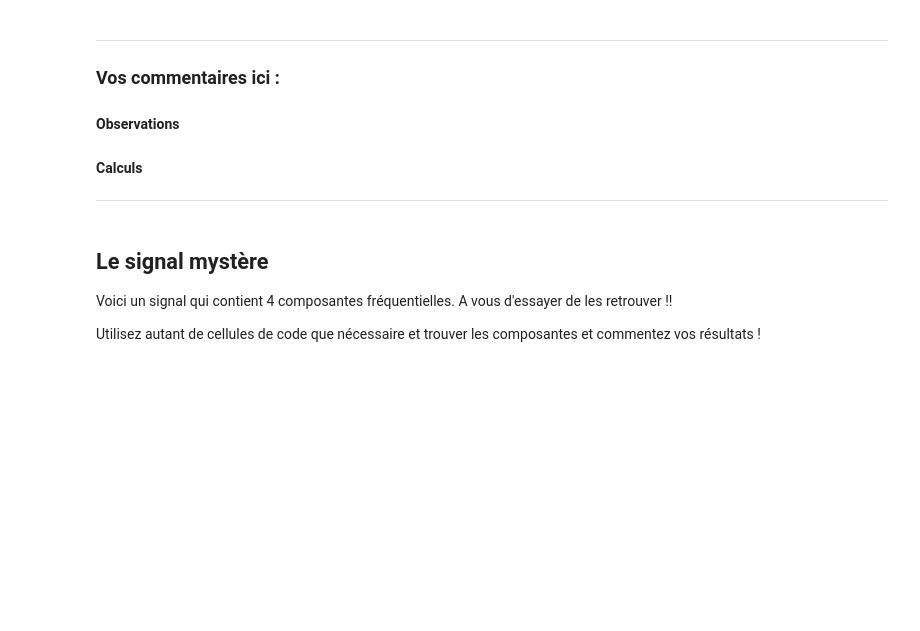
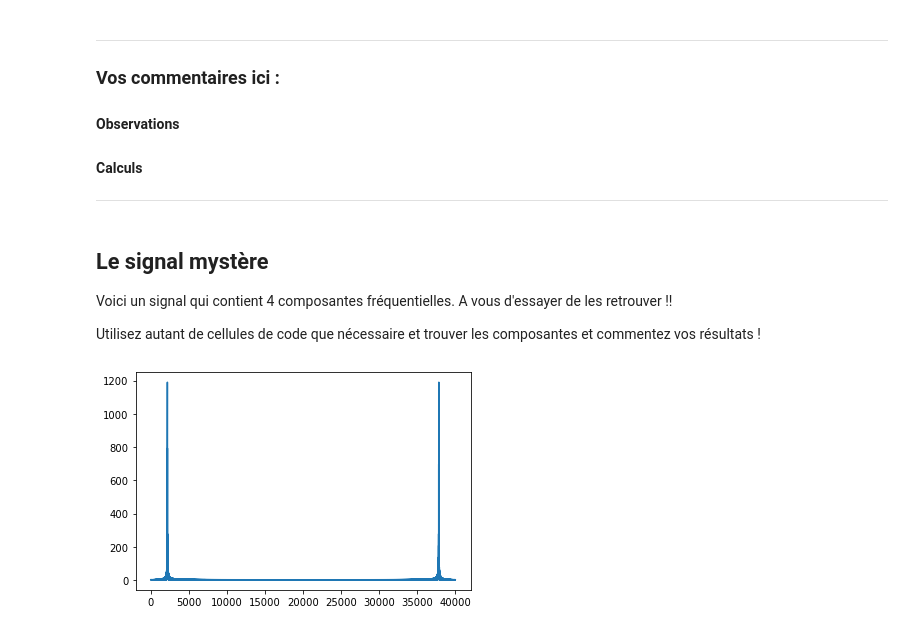
Before and after one commit to cbelho59/app_groupe1, a Jupyter notebook: Jupyter/Fourier.TFD.Resolution.ipynb, the cells around one changed output. Drawn from its saved outputs; the diff is of its cells as text; code cells hidden in the pictures; blank space fills up the shorter version.

```diff
--- a/Jupyter/Fourier.TFD.Resolution.ipynb
+++ b/Jupyter/Fourier.TFD.Resolution.ipynb
@@ -139,8 +141,13 @@ Utilisez autant de cellules de code que nécessaire et trouver les composantes e
 # %%
 import sounddevice as sd
 import soundfile as sf
 
 #lecture du fichier piano.wav
 #le fichier doit se trouver dans le même répertoire que le notebook
 # a telecharger dans perso.enst.fr/bedavid/OASIS/Signaux/mystere.wav
 x, Fe = sf.read('mystere.wav')
+ff = np.fft.fft(x,len(x)*10^4)
+plt.plot(np.abs(ff))
+plt.show()
+# %% [output]
+[figure, added]
```
Also changed, not shown: parts of 1 cell of this notebook, 5 other files.
